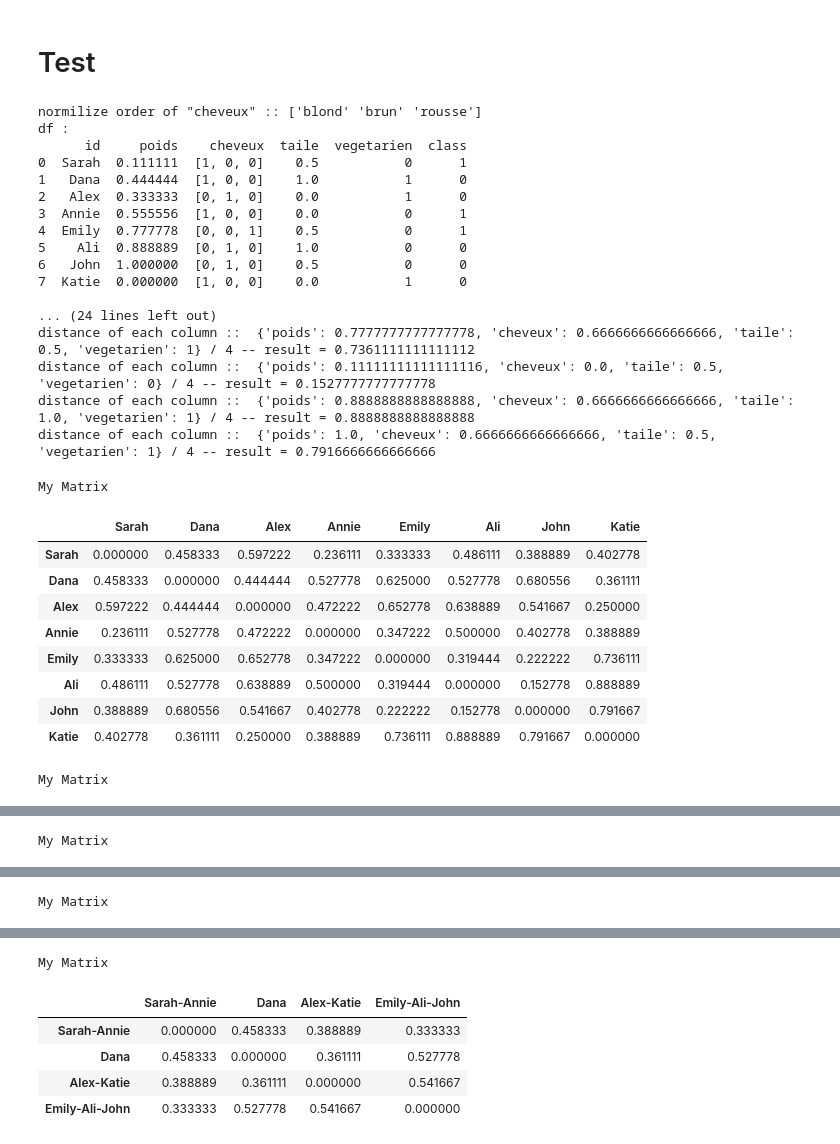
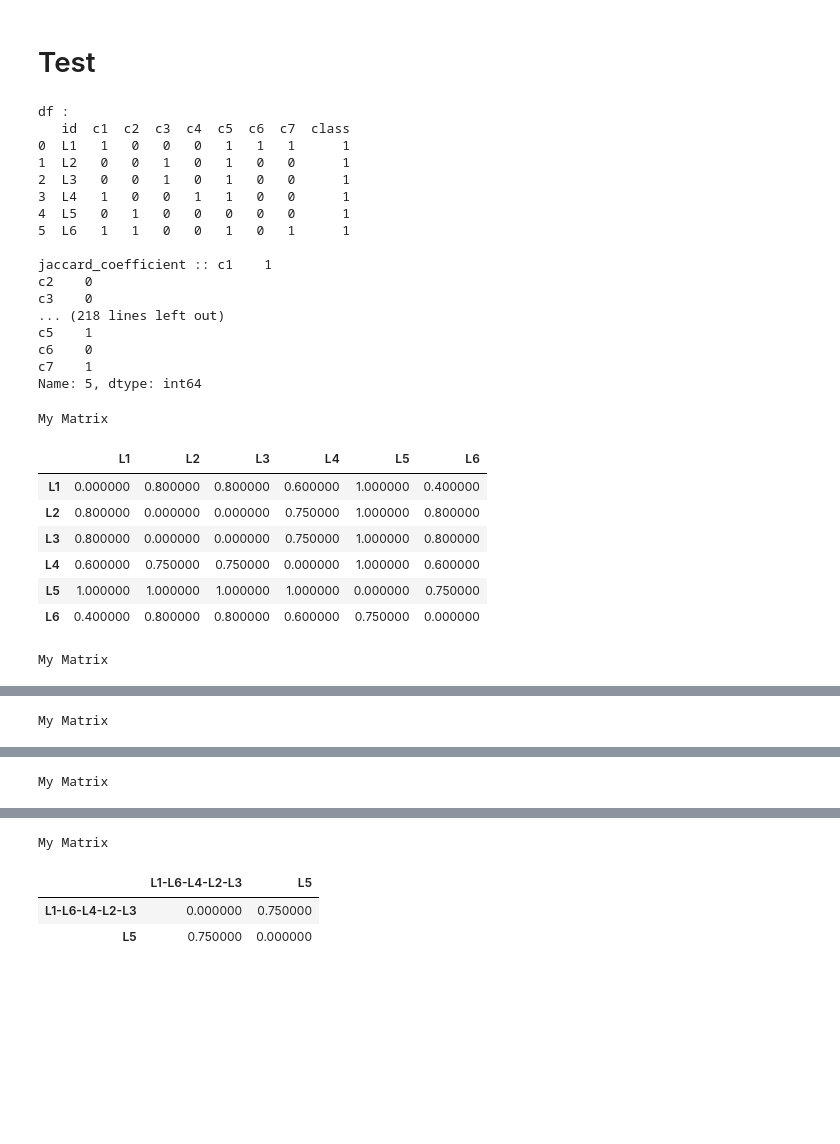
Before and after one commit to w0l1d/ILISI2_AI_Mining_algos_impl, a Jupyter notebook: algo_impl/data_mining/hierar_clust_notebook.ipynb, the cells around one changed output, grey strips where cells are left out. Saved outputs shown, nothing was run; the diff lists cells and outputs as text; code cells hidden in the pictures; blank space fills up the shorter version.

```diff
--- a/algo_impl/data_mining/hierar_clust_notebook.ipynb
+++ b/algo_impl/data_mining/hierar_clust_notebook.ipynb
@@ -9,6 +9,30 @@ from my_library import normalize_data, calcul_distances, display_dist_matrix
 # Hierarchical clustering algorithm implementation AGNES
 # %% [markdown]
 ##### Get the index of the minimum value of the matrix
+# %%
+def calcul_distances(df: pd.DataFrame, labels: list):
+    # calculate distance
+
+    ignore_columns = []
+    ignore_columns.append('id')
+    ignore_columns.append('class')
+    jaccard = True
+    for col in df.columns:
+        if col in ignore_columns:
+            continue
+        if not df[col].isin([0, 1]).all():
+            jaccard = False
+            break
+
+    Z = np.zeros((len(labels), len(labels)))
+    for i in range(len(df)):
+        for j in range(i + 1, len(df)):
+            if not jaccard:
+                Z[i, j] = distance(df.iloc[i], df.iloc[j], columns=df.columns)
+            else:
+                Z[i, j] = jaccard_coefficient(df.iloc[i], df.iloc[j])
+            Z[j, i] = Z[i, j]
+    return Z
 # %%
 def np_min_ign_diagonal(z: np.ndarray):
     row_index , col_index = 0, 1
@@ -56,36 +80,34 @@ def hierarchical_clustering_algo_agnes(df: pd.DataFrame, options: dict={}):
 # %% [markdown]
 # Test
 # %%
-data = pd.read_csv('data.csv')
+data = pd.read_csv('testText.csv')
 labels = data['id'].values
 
 hierarchical_clustering_algo_agnes(data)
 # %% [output]
-normilize order of "cheveux" :: ['blond' 'brun' 'rousse']
 df :
-      id     poids    cheveux  taile  vegetarien  class
-0  Sarah  0.111111  [1, 0, 0]    0.5           0      1
-1   Dana  0.444444  [1, 0, 0]    1.0           1      0
-2   Alex  0.333333  [0, 1, 0]    0.0           1      0
-3  Annie  0.555556  [1, 0, 0]    0.0           0      1
-4  Emily  0.777778  [0, 0, 1]    0.5           0      1
-5    Ali  0.888889  [0, 1, 0]    1.0           0      0
-6   John  1.000000  [0, 1, 0]    0.5           0      0
-7  Katie  0.000000  [1, 0, 0]    0.0           1      0
+   id  c1  c2  c3  c4  c5  c6  c7  class
+0  L1   1   0   0   0   1   1   1      1
+1  L2   0   0   1   0   1   0   0      1
+2  L3   0   0   1   0   1   0   0      1
+3  L4   1   0   0   1   1   0   0      1
+4  L5   0   1   0   0   0   0   0      1
+5  L6   1   1   0   0   1   0   1      1
 
-... (24 lines left out)
-distance of each column ::  {'poids': 0.7777777777777778, 'cheveux': 0.6666666666666666, 'taile': 0.5, 'vegetarien': 1} / 4 -- result = 0.7361111111111112
-distance of each column ::  {'poids': 0.11111111111111116, 'cheveux': 0.0, 'taile': 0.5, 'vegetarien': 0} / 4 -- result = 0.1527777777777778
-distance of each column ::  {'poids': 0.8888888888888888, 'cheveux': 0.6666666666666666, 'taile': 1.0, 'vegetarien': 1} / 4 -- result = 0.8888888888888888
-distance of each column ::  {'poids': 1.0, 'cheveux': 0.6666666666666666, 'taile': 0.5, 'vegetarien': 1} / 4 -- result = 0.7916666666666666
+jaccard_coefficient :: c1    1
+c2    0
+c3    0
+... (218 lines left out)
+c5    1
+c6    0
+c7    1
+Name: 5, dtype: int64
 My Matrix
-|  | Sarah | Dana | Alex | Annie | Emily | Ali | John | Katie |
-| Sarah | 0.000000 | 0.458333 | 0.597222 | 0.236111 | 0.333333 | 0.486111 | 0.388889 | 0.402778 |
-| Dana | 0.458333 | 0.000000 | 0.444444 | 0.527778 | 0.625000 | 0.527778 | 0.680556 | 0.361111 |
-| Alex | 0.597222 | 0.444444 | 0.000000 | 0.472222 | 0.652778 | 0.638889 | 0.541667 | 0.250000 |
-| Annie | 0.236111 | 0.527778 | 0.472222 | 0.000000 | 0.347222 | 0.500000 | 0.402778 | 0.388889 |
-| Emily | 0.333333 | 0.625000 | 0.652778 | 0.347222 | 0.000000 | 0.319444 | 0.222222 | 0.736111 |
-| Ali | 0.486111 | 0.527778 | 0.638889 | 0.500000 | 0.319444 | 0.000000 | 0.152778 | 0.888889 |
-| John | 0.388889 | 0.680556 | 0.541667 | 0.402778 | 0.222222 | 0.152778 | 0.000000 | 0.791667 |
-| Katie | 0.402778 | 0.361111 | 0.250000 | 0.388889 | 0.736111 | 0.888889 | 0.791667 | 0.000000 |
+|  | L1 | L2 | L3 | L4 | L5 | L6 |
+| L1 | 0.000000 | 0.800000 | 0.800000 | 0.600000 | 1.000000 | 0.400000 |
+| L2 | 0.800000 | 0.000000 | 0.000000 | 0.750000 | 1.000000 | 0.800000 |
+| L3 | 0.800000 | 0.000000 | 0.000000 | 0.750000 | 1.000000 | 0.800000 |
+| L4 | 0.600000 | 0.750000 | 0.750000 | 0.000000 | 1.000000 | 0.600000 |
+| L5 | 1.000000 | 1.000000 | 1.000000 | 1.000000 | 0.000000 | 0.750000 |
+| L6 | 0.400000 | 0.800000 | 0.800000 | 0.600000 | 0.750000 | 0.000000 |
 My Matrix
@@ -115,6 +131,4 @@ My Matrix
 My Matrix
-|  | Sarah-Annie | Dana | Alex-Katie | Emily-Ali-John |
-| Sarah-Annie | 0.000000 | 0.458333 | 0.388889 | 0.333333 |
-| Dana | 0.458333 | 0.000000 | 0.361111 | 0.527778 |
-| Alex-Katie | 0.388889 | 0.361111 | 0.000000 | 0.541667 |
-| Emily-Ali-John | 0.333333 | 0.527778 | 0.541667 | 0.000000 |
+|  | L1-L6-L4-L2-L3 | L5 |
+| L1-L6-L4-L2-L3 | 0.000000 | 0.750000 |
+| L5 | 0.750000 | 0.000000 |
```
Also changed, not shown: parts of 2 cells of this notebook, 7 other files.
